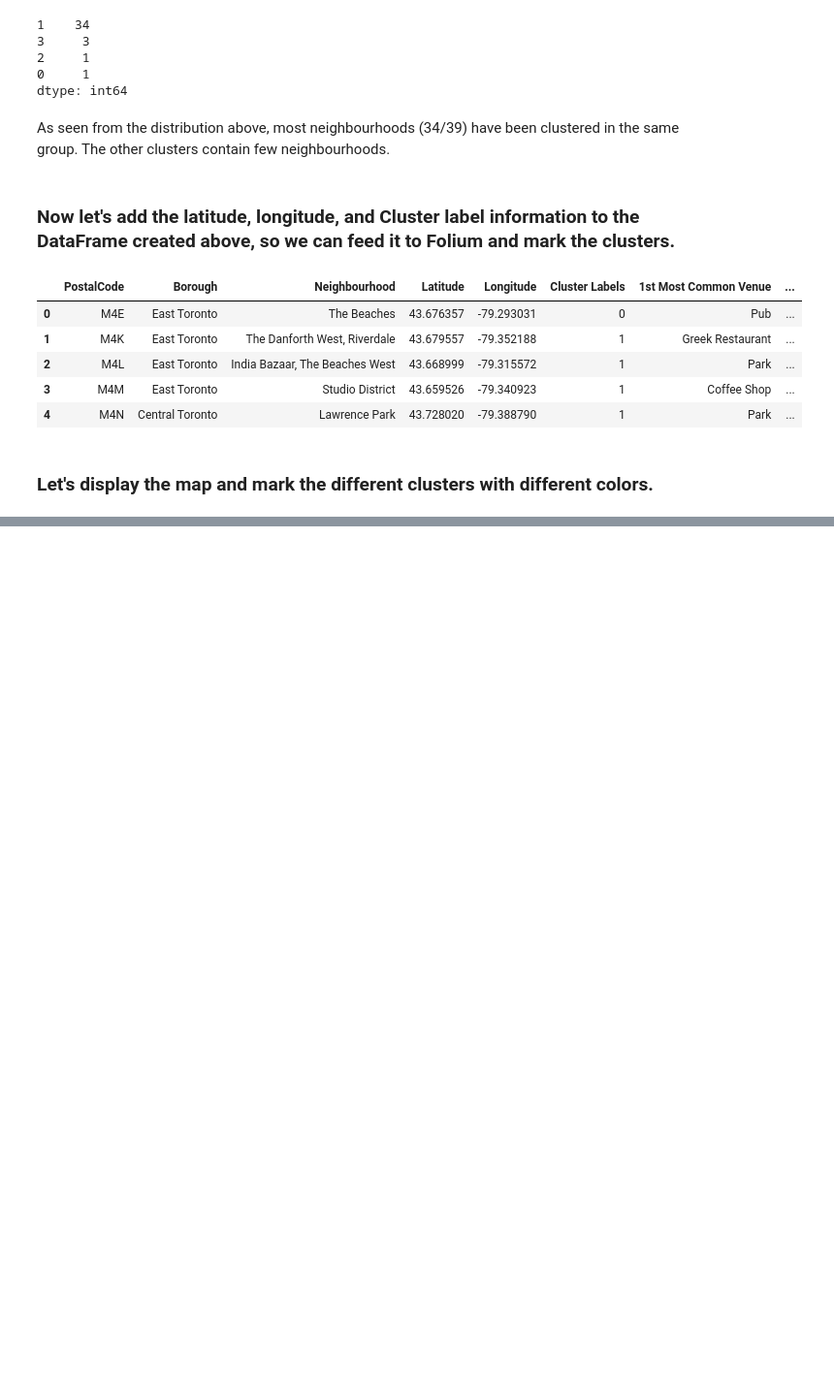
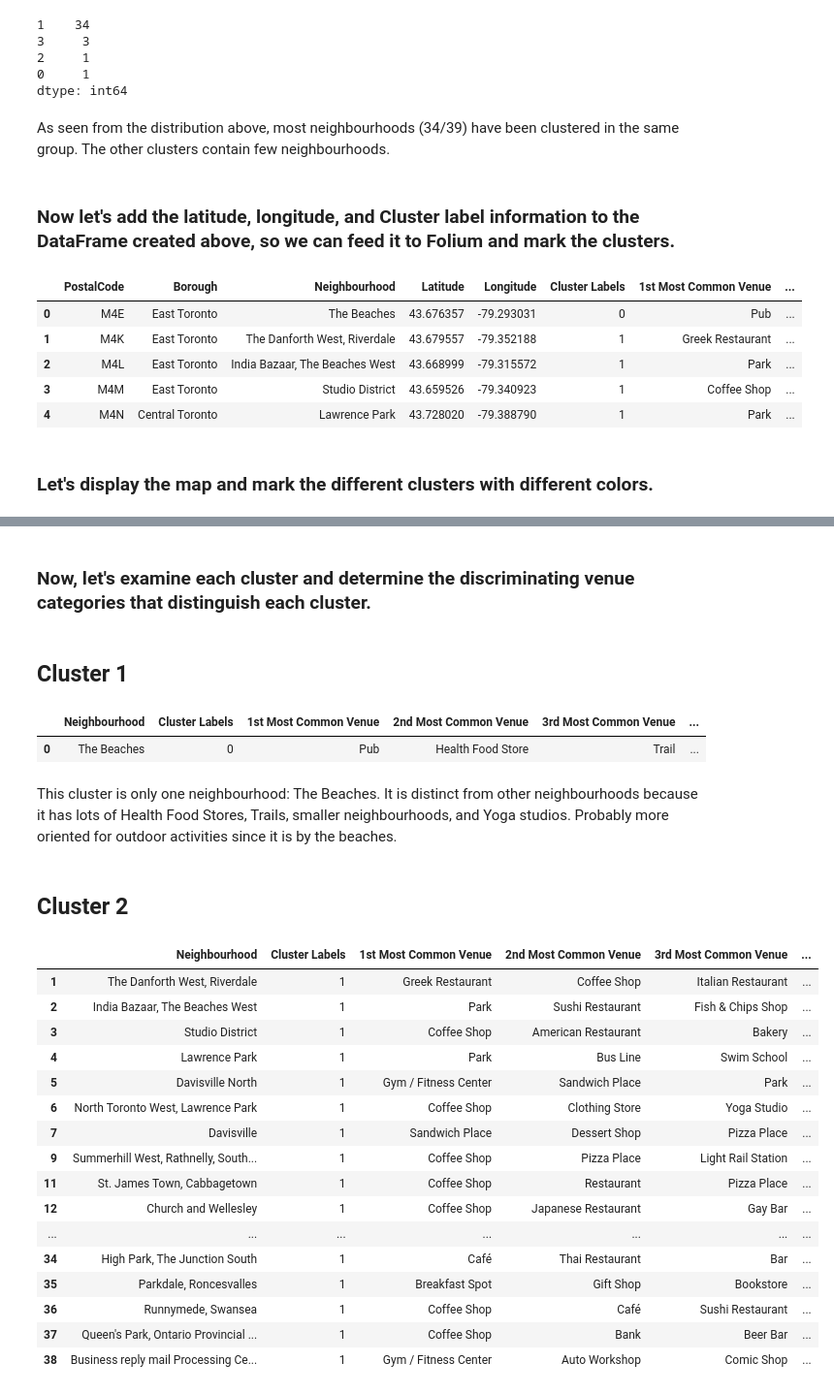
Before and after one commit to mirkosimunovic/Coursera_Capstone, a Jupyter notebook: Clustering Neighborhoods in Toronto.ipynb, the cells around one changed output, grey strips where cells are left out. Shown at 97% size. Saved outputs shown, nothing was run; the diff lists cells and outputs as text; code cells hidden in the pictures; blank space fills up the shorter version.

```diff
--- a/Clustering Neighborhoods in Toronto.ipynb
+++ b/Clustering Neighborhoods in Toronto.ipynb
@@ -92,7 +92,7 @@ df.shape
 # %% [markdown]
  The geocoder package didn't work so we will load the csv data directly
 # %%
-coord_data = pd.read_csv('Geospatial_Coordinates.csv')
+coord_data = pd.read_csv('https://cocl.us/Geospatial_data')
 coord_data.rename(columns={"Postal Code": "PostalCode" },inplace=True)
 # %%
 coord_data.head(10)
@@ -168,7 +168,7 @@ The geograpical coordinate of Toronto are 43.6534817, -79.3839347.
 ### Use Folium to mark the 39 different neighbourhoods...
 # %%
 # create map of Toronto using latitude and longitude values
-map_toronto = folium.Map(location=[latitude, longitude], zoom_start=12)
+map_toronto = folium.Map(location=[latitude, longitude], zoom_start=11)
 
 # add markers to map
 for lat, lng, borough, neighborhood in zip(neighborhoods['Latitude'], neighborhoods['Longitude'], neighborhoods['Borough'], neighborhoods['Neighbourhood']):
@@ -525,3 +525,36 @@ for lat, lon, poi, cluster in zip(toronto_merged['Latitude'], toronto_merged['Lo
 map_clusters
 # %% [output]
 [interactive output not drawn]
+# %% [markdown]
+### Now, let's examine each cluster and determine the discriminating venue categories that distinguish each cluster.
+# %% [markdown]
+##  Cluster 1
+# %%
+toronto_merged.loc[toronto_merged['Cluster Labels'] == 0, toronto_merged.columns[[2] + list(range(5, toronto_merged.shape[1]))]]
+# %% [output]
+|  | Neighbourhood | Cluster Labels | 1st Most Common Venue | 2nd Most Common Venue | 3rd Most Common Venue | ... |
+| 0 | The Beaches | 0 | Pub | Health Food Store | Trail | ... |
+# %% [markdown]
+This cluster is only one neighbourhood: The Beaches. It is distinct from other neighbourhoods because it has lots of Health Food Stores, Trails, smaller neighbourhoods, and Yoga studios. Probably more oriented for outdoor activities since it is by the beaches.
+# %% [markdown]
+## Cluster 2
+# %%
+toronto_merged.loc[toronto_merged['Cluster Labels'] == 1, toronto_merged.columns[[2] + list(range(5, toronto_merged.shape[1]))]]
+# %% [output]
+|  | Neighbourhood | Cluster Labels | 1st Most Common Venue | 2nd Most Common Venue | 3rd Most Common Venue | ... |
+| 1 | The Danforth West, Riverdale | 1 | Greek Restaurant | Coffee Shop | Italian Restaurant | ... |
+| 2 | India Bazaar, The Beaches West | 1 | Park | Sushi Restaurant | Fish & Chips Shop | ... |
+| 3 | Studio District | 1 | Coffee Shop | American Restaurant | Bakery | ... |
+| 4 | Lawrence Park | 1 | Park | Bus Line | Swim School | ... |
+| 5 | Davisville North | 1 | Gym / Fitness Center | Sandwich Place | Park | ... |
+| 6 | North Toronto West, Lawrence Park | 1 | Coffee Shop | Clothing Store | Yoga Studio | ... |
+| 7 | Davisville | 1 | Sandwich Place | Dessert Shop | Pizza Place | ... |
+| 9 | Summerhill West, Rathnelly, South... | 1 | Coffee Shop | Pizza Place | Light Rail Station | ... |
+| 11 | St. James Town, Cabbagetown | 1 | Coffee Shop | Restaurant | Pizza Place | ... |
+| 12 | Church and Wellesley | 1 | Coffee Shop | Japanese Restaurant | Gay Bar | ... |
+| ... | ... | ... | ... | ... | ... | ... |
+| 34 | High Park, The Junction South | 1 | Café | Thai Restaurant | Bar | ... |
+| 35 | Parkdale, Roncesvalles | 1 | Breakfast Spot | Gift Shop | Bookstore | ... |
+| 36 | Runnymede, Swansea | 1 | Coffee Shop | Café | Sushi Restaurant | ... |
+| 37 | Queen's Park, Ontario Provincial ... | 1 | Coffee Shop | Bank | Beer Bar | ... |
+| 38 | Business reply mail Processing Ce... | 1 | Gym / Fitness Center | Auto Workshop | Comic Shop | ... |
```
Also changed, not shown: parts of 10 cells of this notebook.
